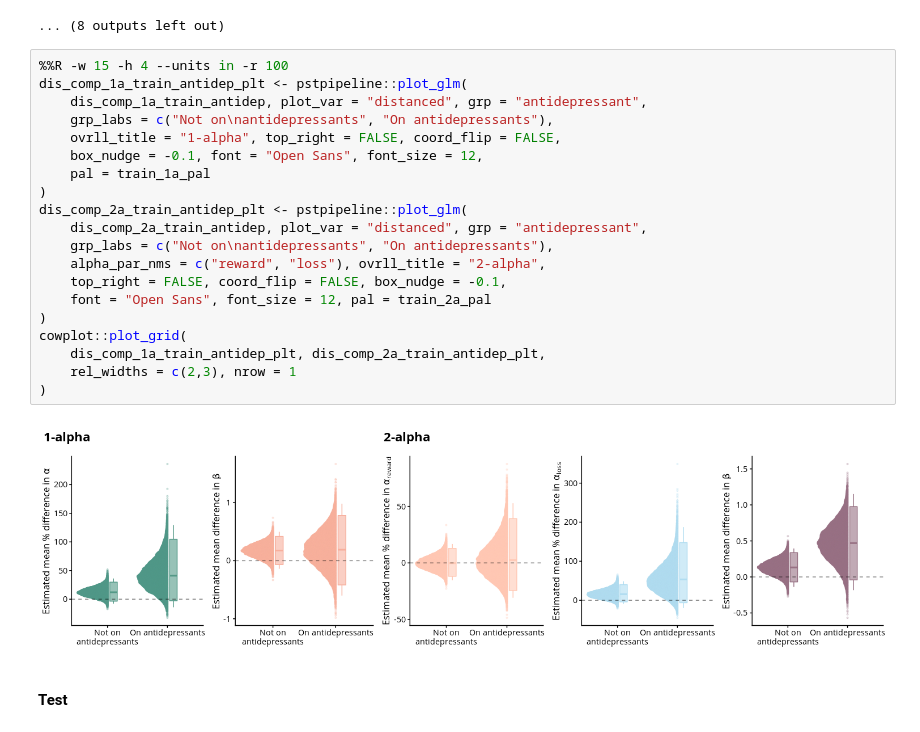
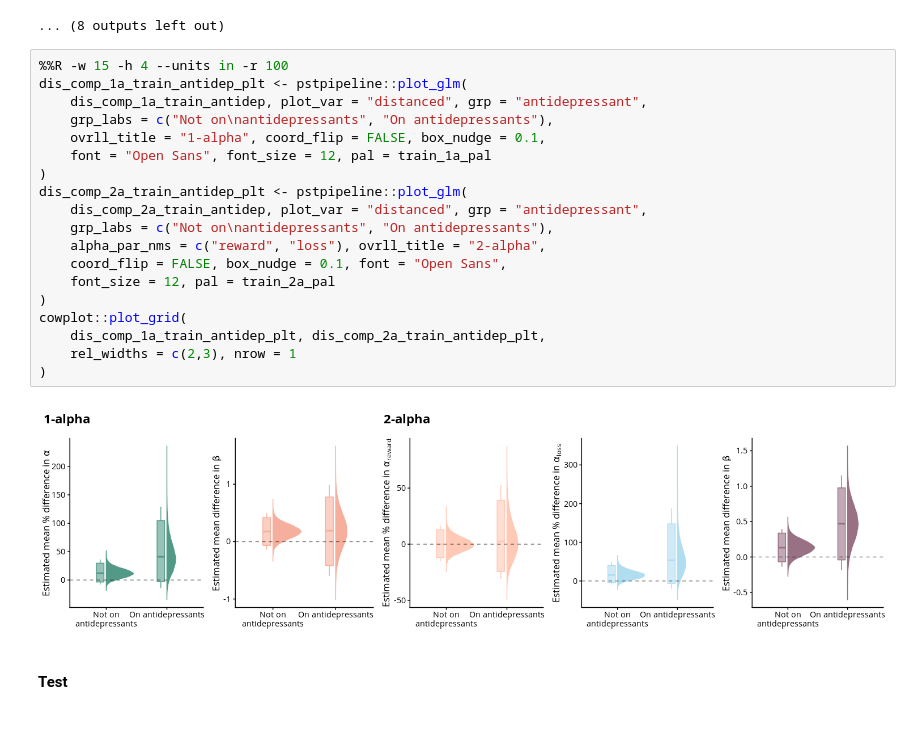
Before and after one commit to qdercon/pstpipeline, a Jupyter notebook: notebooks/main_results.ipynb, the cells around one changed output. Cells and saved outputs as stored; diff of their text form.

```diff
--- a/notebooks/main_results.ipynb
+++ b/notebooks/main_results.ipynb
@@ -1024,25 +1009,24 @@ Total execution time: 9.6 seconds.
 # %%
 %%R -w 15 -h 4 --units in -r 100
 dis_comp_1a_train_antidep_plt <- pstpipeline::plot_glm(
     dis_comp_1a_train_antidep, plot_var = "distanced", grp = "antidepressant",
     grp_labs = c("Not on\nantidepressants", "On antidepressants"),
-    ovrll_title = "1-alpha", top_right = FALSE, coord_flip = FALSE,
-    box_nudge = -0.1, font = "Open Sans", font_size = 12,
-    pal = train_1a_pal
+    ovrll_title = "1-alpha", coord_flip = FALSE, box_nudge = 0.1,
+    font = "Open Sans", font_size = 12, pal = train_1a_pal
 )
 dis_comp_2a_train_antidep_plt <- pstpipeline::plot_glm(
     dis_comp_2a_train_antidep, plot_var = "distanced", grp = "antidepressant",
     grp_labs = c("Not on\nantidepressants", "On antidepressants"),
     alpha_par_nms = c("reward", "loss"), ovrll_title = "2-alpha",
-    top_right = FALSE, coord_flip = FALSE, box_nudge = -0.1,
-    font = "Open Sans", font_size = 12, pal = train_2a_pal
+    coord_flip = FALSE, box_nudge = 0.1, font = "Open Sans",
+    font_size = 12, pal = train_2a_pal
 )
 cowplot::plot_grid(
     dis_comp_1a_train_antidep_plt, dis_comp_2a_train_antidep_plt,
     rel_widths = c(2,3), nrow = 1
 )
 # %% [output]
-[figure, old version]
+[figure, new version]
 # %% [markdown]
 #### Test
 # %%
```
Also changed, not shown: parts of 19 cells of this notebook, 3 other files.
